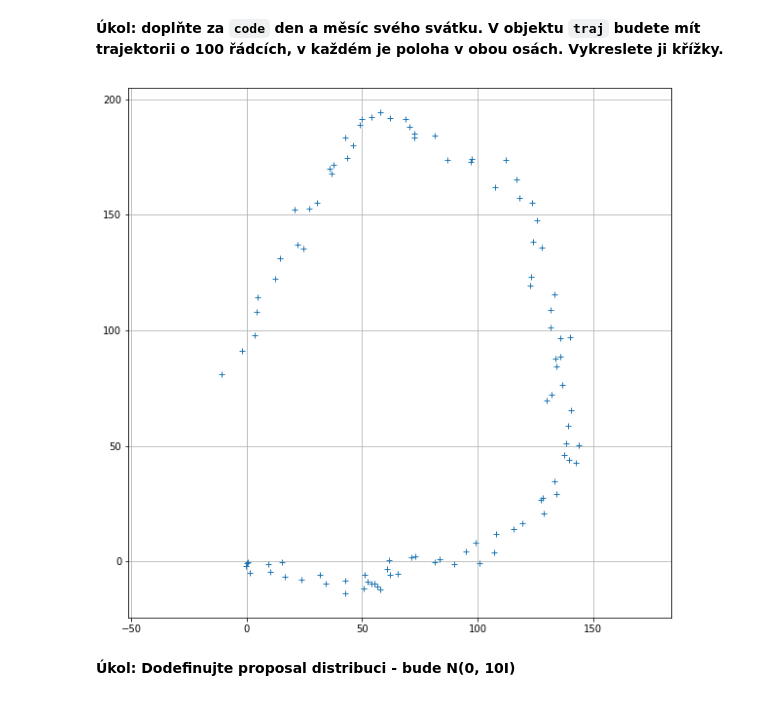
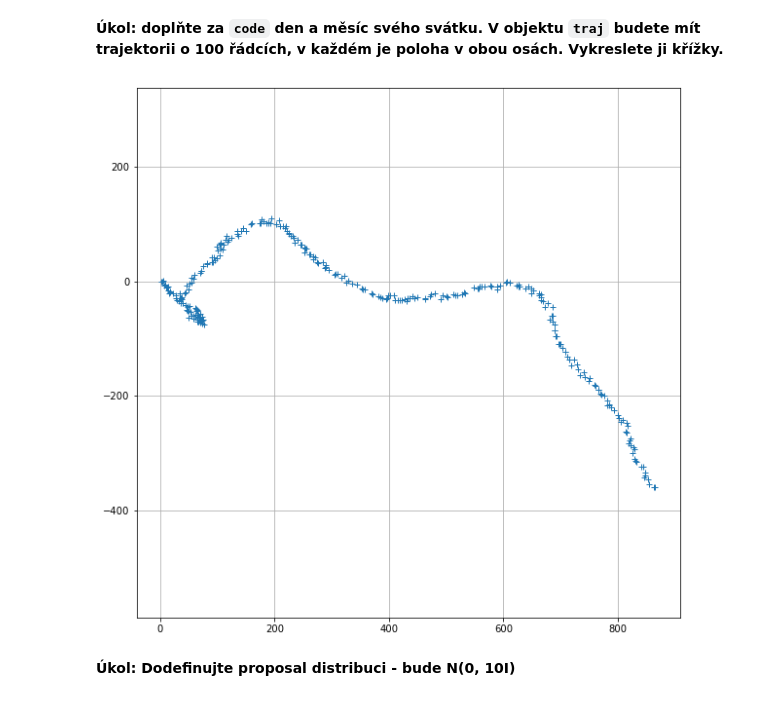
Before and after one commit to TaIos/bml, a Jupyter notebook: cviceni/Particle-filter-2D-tracking.ipynb, the cells around one changed output. Saved outputs shown, nothing was run; the diff lists cells and outputs as text; code cells hidden in the pictures.

```diff
--- a/cviceni/Particle-filter-2D-tracking.ipynb
+++ b/cviceni/Particle-filter-2D-tracking.ipynb
@@ -103,14 +146,14 @@ R = r**2 * np.eye(2)
 # %% [markdown]
 **Úkol: doplňte za `code` den a měsíc svého svátku. V objektu `traj` budete mít trajektorii o 100 řádcích, v každém je poloha v obou osách. Vykreslete ji křížky.**
 # %%
-code = 33
-traj = trajectory(code)
+code = 100
+traj = trajectory(code, ndat=300, q=q, r=r)
 plt.figure(figsize=(10, 10))
 plt.plot(traj.Y[0,:], traj.Y[1,:], '+')
 plt.axis('equal')
 plt.show()
 # %% [output]
-[figure, old version]
+[figure, new version]
 # %% [markdown]
 **Úkol: Dodefinujte proposal distribuci - bude N(0, 10I)**
 # %%
```
Also changed, not shown: parts of 8 cells of this notebook.
